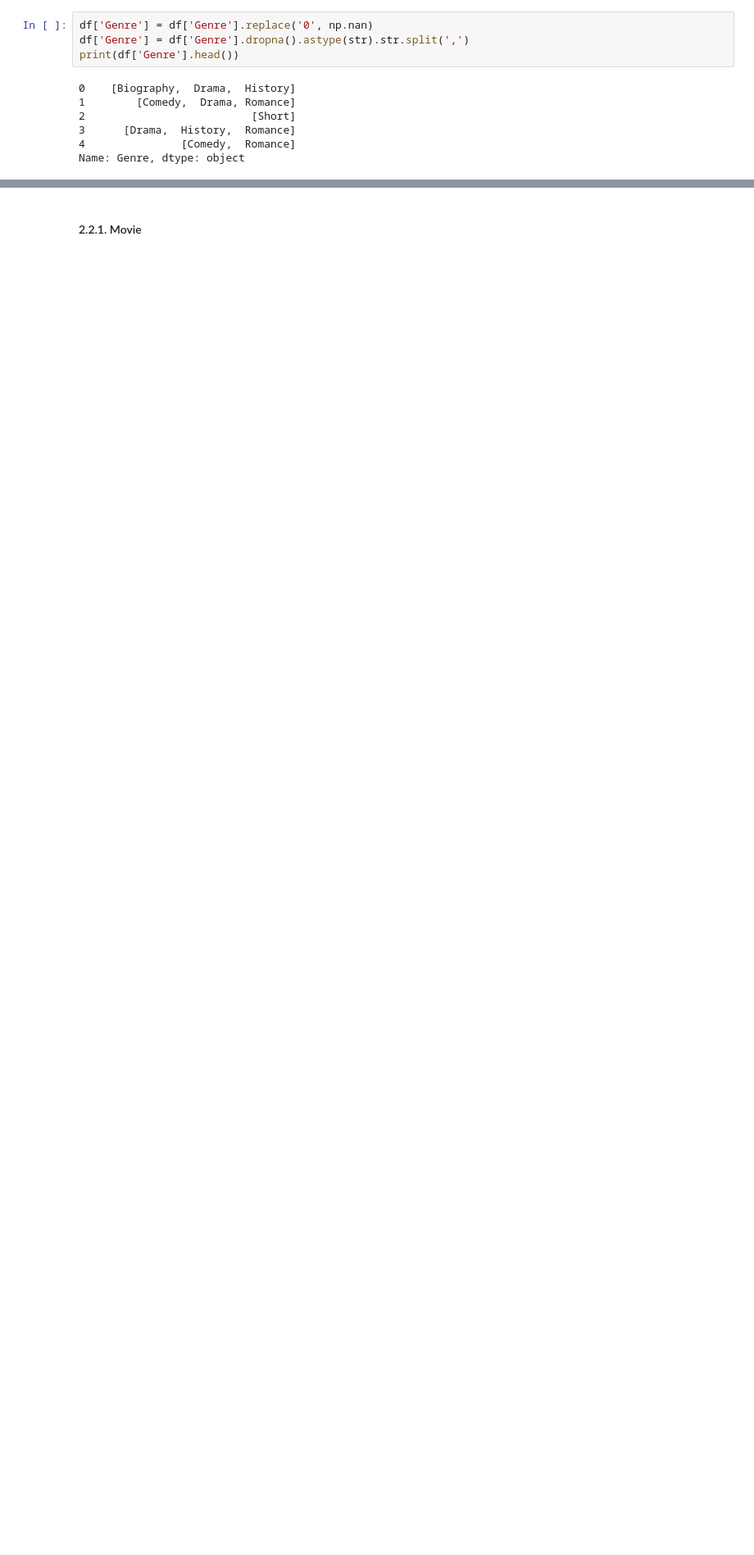
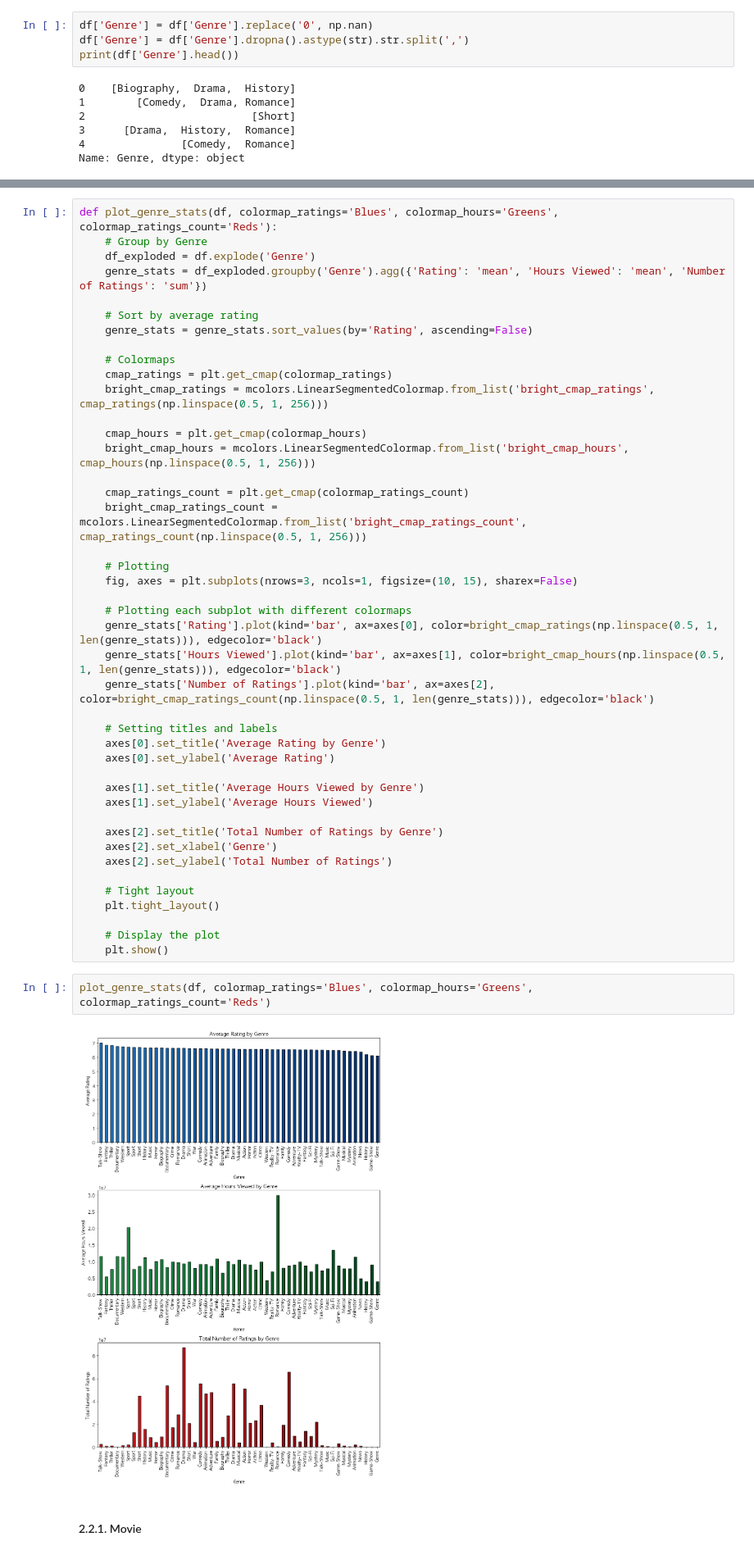
Before and after one commit to sin09135/movie, a Jupyter notebook: code/EDA of Netflix Contents Engagement.ipynb, the cells around one changed output, grey strips where cells are left out. Shown at 82% size. Saved outputs shown, nothing was run; the diff lists cells and outputs as text; blank space fills up the shorter version.

```diff
--- a/code/EDA of Netflix Contents Engagement.ipynb
+++ b/code/EDA of Netflix Contents Engagement.ipynb
@@ -167,6 +234,53 @@ plt.tight_layout()
 plt.show()
 # %% [output]
 [figure]
+# %%
+def plot_genre_stats(df, colormap_ratings='Blues', colormap_hours='Greens', colormap_ratings_count='Reds'):
+    # Group by Genre
+    df_exploded = df.explode('Genre')
+    genre_stats = df_exploded.groupby('Genre').agg({'Rating': 'mean', 'Hours Viewed': 'mean', 'Number of Ratings': 'sum'})
+
+    # Sort by average rating
+    genre_stats = genre_stats.sort_values(by='Rating', ascending=False)
+
+    # Colormaps
+    cmap_ratings = plt.get_cmap(colormap_ratings)
+    bright_cmap_ratings = mcolors.LinearSegmentedColormap.from_list('bright_cmap_ratings', cmap_ratings(np.linspace(0.5, 1, 256)))
+
+    cmap_hours = plt.get_cmap(colormap_hours)
+    bright_cmap_hours = mcolors.LinearSegmentedColormap.from_list('bright_cmap_hours', cmap_hours(np.linspace(0.5, 1, 256)))
+
+    cmap_ratings_count = plt.get_cmap(colormap_ratings_count)
+    bright_cmap_ratings_count = mcolors.LinearSegmentedColormap.from_list('bright_cmap_ratings_count', cmap_ratings_count(np.linspace(0.5, 1, 256)))
+
+    # Plotting
+    fig, axes = plt.subplots(nrows=3, ncols=1, figsize=(10, 15), sharex=False)
+
+    # Plotting each subplot with different colormaps
+    genre_stats['Rating'].plot(kind='bar', ax=axes[0], color=bright_cmap_ratings(np.linspace(0.5, 1, len(genre_stats))), edgecolor='black')
+    genre_stats['Hours Viewed'].plot(kind='bar', ax=axes[1], color=bright_cmap_hours(np.linspace(0.5, 1, len(genre_stats))), edgecolor='black')
+    genre_stats['Number of Ratings'].plot(kind='bar', ax=axes[2], color=bright_cmap_ratings_count(np.linspace(0.5, 1, len(genre_stats))), edgecolor='black')
+
+    # Setting titles and labels
+    axes[0].set_title('Average Rating by Genre')
+    axes[0].set_ylabel('Average Rating')
+
+    axes[1].set_title('Average Hours Viewed by Genre')
+    axes[1].set_ylabel('Average Hours Viewed')
+
+    axes[2].set_title('Total Number of Ratings by Genre')
+    axes[2].set_xlabel('Genre')
+    axes[2].set_ylabel('Total Number of Ratings')
+
+    # Tight layout
+    plt.tight_layout()
+
+    # Display the plot
+    plt.show()
+# %%
+plot_genre_stats(df, colormap_ratings='Blues', colormap_hours='Greens', colormap_ratings_count='Reds')
+# %% [output]
+[figure, added]
 # %% [markdown]
 #### 2.2.1. Movie
 # %%
```
Also changed, not shown: parts of 78 cells of this notebook, 6 other files.
